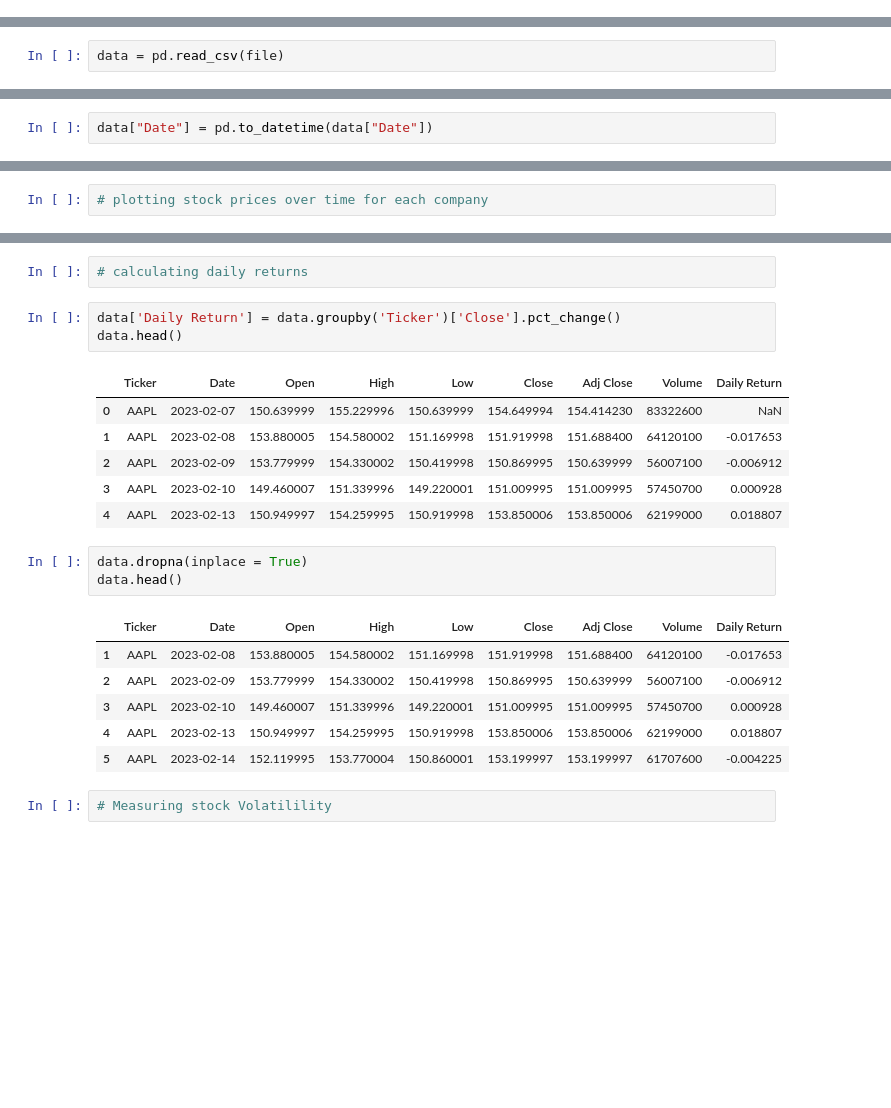
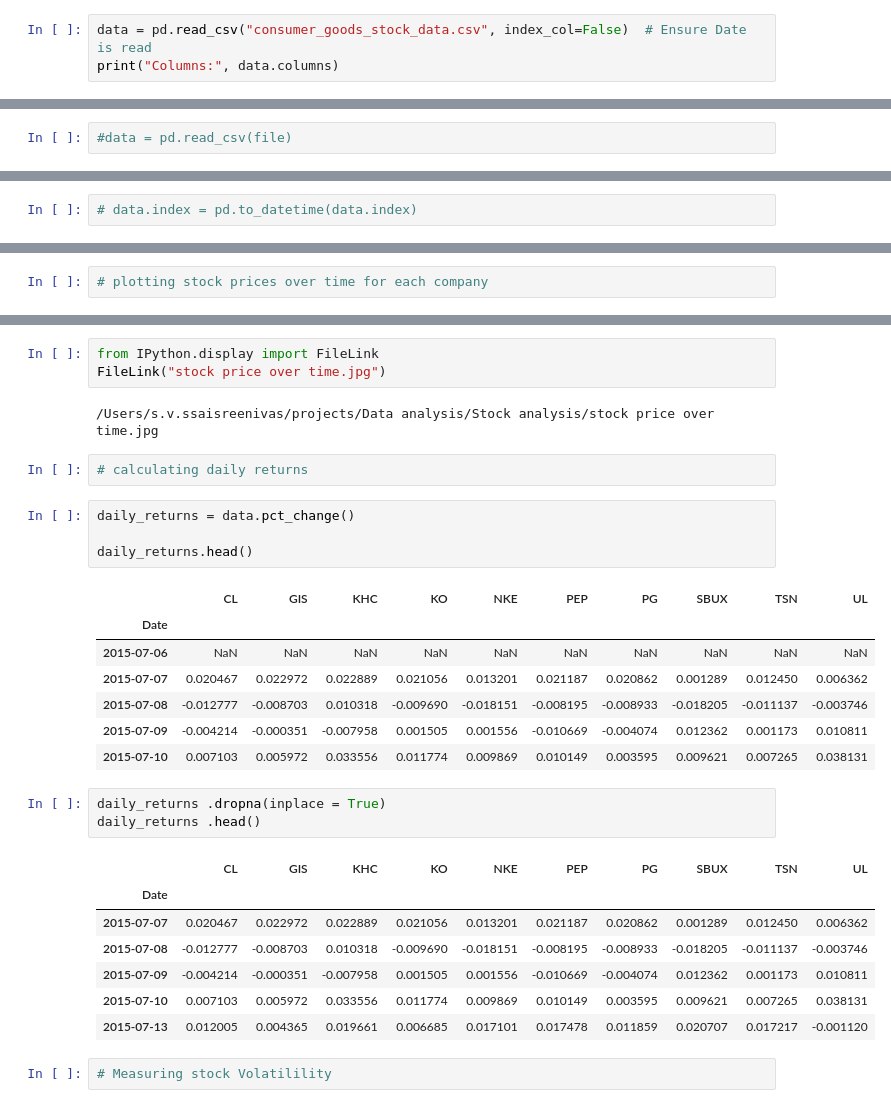
Before and after one commit to ssreeniv10/Stock_analysis, a Jupyter notebook: Beginer_Stock_Analysis.ipynb, the cells around one changed output, grey strips where cells are left out. Cells and saved outputs as stored; diff of their text form; blank space fills up the shorter version.

```diff
--- a/Beginer_Stock_Analysis.ipynb
+++ b/Beginer_Stock_Analysis.ipynb
@@ -8,0 +112,3 @@ import seaborn as sns
+# %%
+data = pd.read_csv("consumer_goods_stock_data.csv", index_col=False)  # Ensure Date is read
+print("Columns:", data.columns)
@@ -13,5 +135,5 @@ file = "/Users/s.v.ssaisreenivas/Datasets/stocks.csv"
 # %%
-data = pd.read_csv(file)
+#data = pd.read_csv(file)
 # %%
 # Basic info
 # %%
@@ -41,4 +145,4 @@ dtype: int64
 # %%
 # convert date to date-time format
 # %%
-data["Date"] = pd.to_datetime(data["Date"])
+# data.index = pd.to_datetime(data.index)
@@ -97,25 +237,33 @@ plt.show()
+# %%
+from IPython.display import FileLink
+FileLink("stock price over time.jpg")
+# %% [output]
+/Users/s.v.ssaisreenivas/projects/Data analysis/Stock analysis/stock price over time.jpg
 # %%
 # calculating daily returns
 # %%
-data['Daily Return'] = data.groupby('Ticker')['Close'].pct_change()
-data.head()
+daily_returns = data.pct_change()
+
+daily_returns.head()
 # %% [output]
-|  | Ticker | Date | Open | High | Low | Close | Adj Close | Volume | Daily Return |
-| 0 | AAPL | 2023-02-07 | 150.639999 | 155.229996 | 150.639999 | 154.649994 | 154.414230 | 83322600 | NaN |
-| 1 | AAPL | 2023-02-08 | 153.880005 | 154.580002 | 151.169998 | 151.919998 | 151.688400 | 64120100 | -0.017653 |
-| 2 | AAPL | 2023-02-09 | 153.779999 | 154.330002 | 150.419998 | 150.869995 | 150.639999 | 56007100 | -0.006912 |
-| 3 | AAPL | 2023-02-10 | 149.460007 | 151.339996 | 149.220001 | 151.009995 | 151.009995 | 57450700 | 0.000928 |
-| 4 | AAPL | 2023-02-13 | 150.949997 | 154.259995 | 150.919998 | 153.850006 | 153.850006 | 62199000 | 0.018807 |
+|  | CL | GIS | KHC | KO | NKE | PEP | PG | SBUX | TSN | UL |
+| Date |  |  |  |  |  |  |  |  |  |  |
+| 2015-07-06 | NaN | NaN | NaN | NaN | NaN | NaN | NaN | NaN | NaN | NaN |
+| 2015-07-07 | 0.020467 | 0.022972 | 0.022889 | 0.021056 | 0.013201 | 0.021187 | 0.020862 | 0.001289 | 0.012450 | 0.006362 |
+| 2015-07-08 | -0.012777 | -0.008703 | 0.010318 | -0.009690 | -0.018151 | -0.008195 | -0.008933 | -0.018205 | -0.011137 | -0.003746 |
+| 2015-07-09 | -0.004214 | -0.000351 | -0.007958 | 0.001505 | 0.001556 | -0.010669 | -0.004074 | 0.012362 | 0.001173 | 0.010811 |
+| 2015-07-10 | 0.007103 | 0.005972 | 0.033556 | 0.011774 | 0.009869 | 0.010149 | 0.003595 | 0.009621 | 0.007265 | 0.038131 |
 # %%
-data.dropna(inplace = True)
-data.head()
+daily_returns .dropna(inplace = True)
+daily_returns .head()
 # %% [output]
-|  | Ticker | Date | Open | High | Low | Close | Adj Close | Volume | Daily Return |
-| 1 | AAPL | 2023-02-08 | 153.880005 | 154.580002 | 151.169998 | 151.919998 | 151.688400 | 64120100 | -0.017653 |
-| 2 | AAPL | 2023-02-09 | 153.779999 | 154.330002 | 150.419998 | 150.869995 | 150.639999 | 56007100 | -0.006912 |
-| 3 | AAPL | 2023-02-10 | 149.460007 | 151.339996 | 149.220001 | 151.009995 | 151.009995 | 57450700 | 0.000928 |
-| 4 | AAPL | 2023-02-13 | 150.949997 | 154.259995 | 150.919998 | 153.850006 | 153.850006 | 62199000 | 0.018807 |
-| 5 | AAPL | 2023-02-14 | 152.119995 | 153.770004 | 150.860001 | 153.199997 | 153.199997 | 61707600 | -0.004225 |
+|  | CL | GIS | KHC | KO | NKE | PEP | PG | SBUX | TSN | UL |
+| Date |  |  |  |  |  |  |  |  |  |  |
+| 2015-07-07 | 0.020467 | 0.022972 | 0.022889 | 0.021056 | 0.013201 | 0.021187 | 0.020862 | 0.001289 | 0.012450 | 0.006362 |
+| 2015-07-08 | -0.012777 | -0.008703 | 0.010318 | -0.009690 | -0.018151 | -0.008195 | -0.008933 | -0.018205 | -0.011137 | -0.003746 |
+| 2015-07-09 | -0.004214 | -0.000351 | -0.007958 | 0.001505 | 0.001556 | -0.010669 | -0.004074 | 0.012362 | 0.001173 | 0.010811 |
+| 2015-07-10 | 0.007103 | 0.005972 | 0.033556 | 0.011774 | 0.009869 | 0.010149 | 0.003595 | 0.009621 | 0.007265 | 0.038131 |
+| 2015-07-13 | 0.012005 | 0.004365 | 0.019661 | 0.006685 | 0.017101 | 0.017478 | 0.011859 | 0.020707 | 0.017217 | -0.001120 |
 # %%
 # Measuring stock Volatilility
 # %%
```
Also changed, not shown: parts of 63 cells of this notebook.
